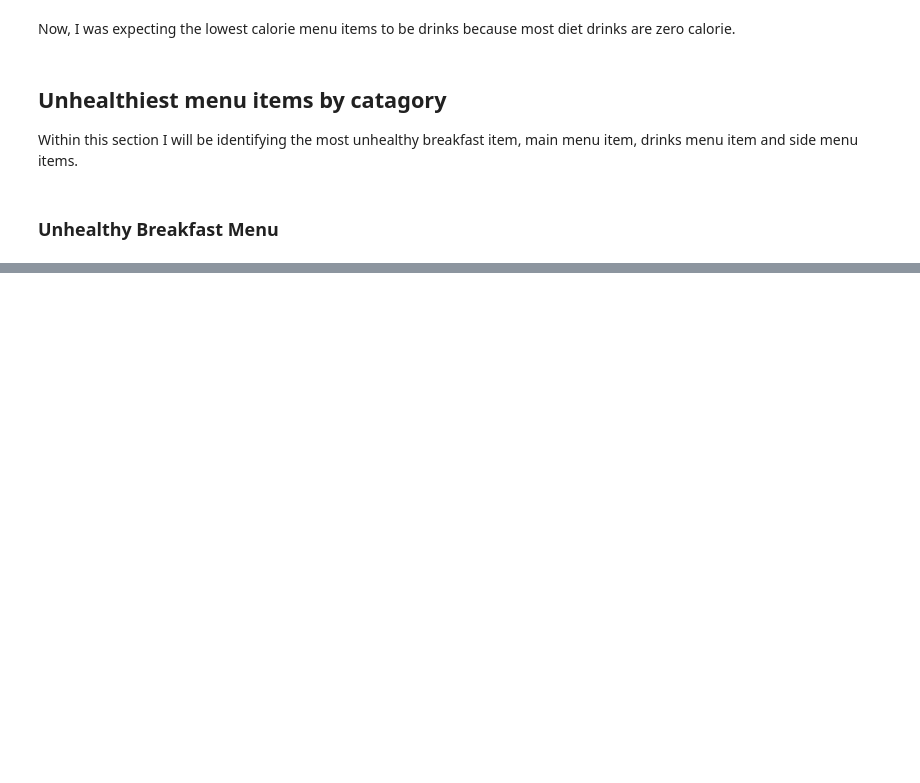
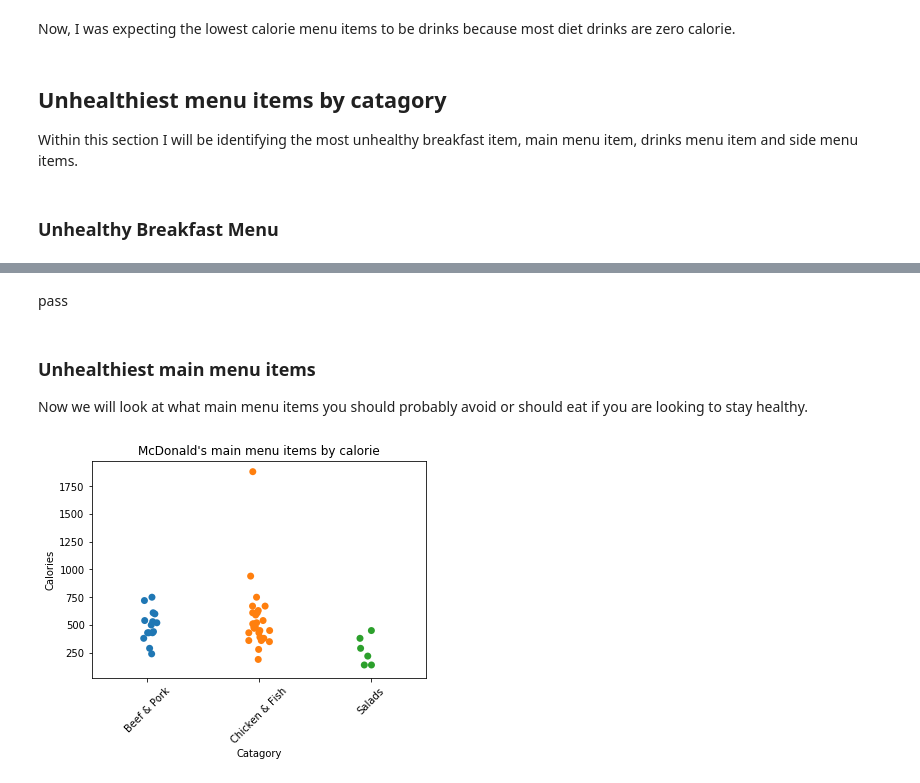
Before and after one commit to JosiahM42/mcdonalds-nuritional-analysis, a Jupyter notebook: McDonalds Nutritional facts/McDonald's Nutrition.ipynb, the cells around one changed output, grey strips where cells are left out. Drawn from its saved outputs; the diff is of its cells as text; code cells hidden in the pictures; blank space fills up the shorter version.

```diff
--- a/McDonalds Nutritional facts/McDonald's Nutrition.ipynb
+++ b/McDonalds Nutritional facts/McDonald's Nutrition.ipynb
@@ -162,0 +181,15 @@ breakfast_menu.nlargest(5, 'calories')
+# %% [markdown]
+pass
+# %% [markdown]
+### Unhealthiest main menu items
+
+Now we will look at what main menu items you should probably avoid or should eat if you are looking to stay healthy.
+# %%
+# Creates a strip plot graph that shows the highest number of calories in the main menu catagory column
+main_plot = sns.stripplot(x='Catagory', y='Calories', data=main_menu, size=7)
+# assigns labels to the x axis and sets them to a 45 degree angle
+main_plot.set_xticklabels(main_plot.get_xticklabels(), rotation= 45)
+plt.title('McDonald\'s main menu items by calorie')
+plt.show()
+# %% [output]
+[figure, added]
```
Also changed, not shown: parts of 37 cells of this notebook, 7 other files.
